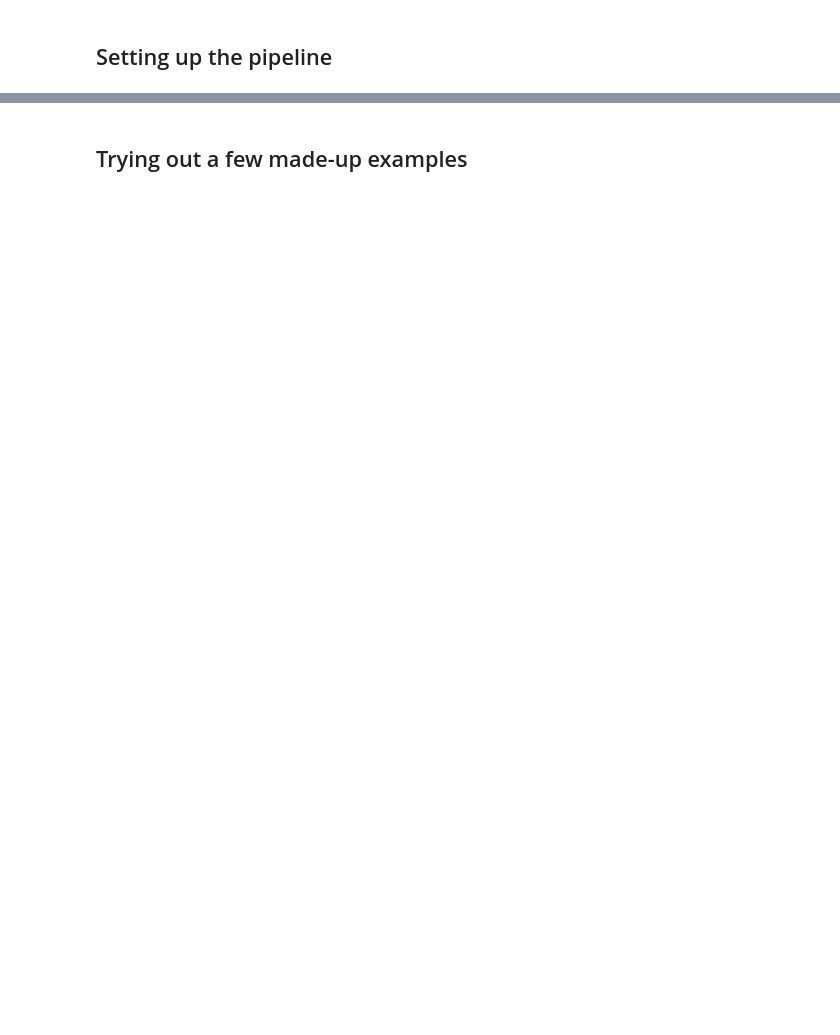
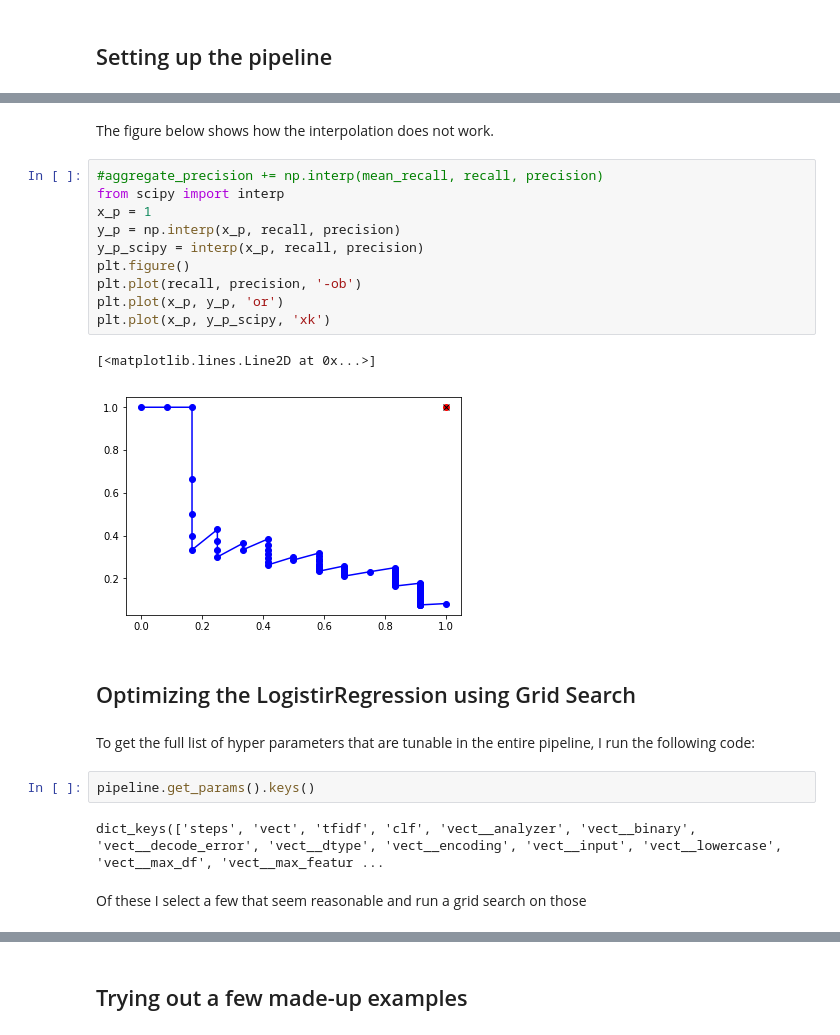
Before and after one commit to mikkelhartmann/arcade_trail, a Jupyter notebook: classifying_genres_from_description.ipynb, the cells around one changed output, grey strips where cells are left out. Drawn from its saved outputs; the diff is of its cells as text; blank space fills up the shorter version.

```diff
--- a/classifying_genres_from_description.ipynb
+++ b/classifying_genres_from_description.ipynb
@@ -212,0 +309,25 @@ clf = pipeline.fit(X_train, y_train)
+# %% [markdown]
+The figure below shows how the interpolation does not work.
+# %%
+#aggregate_precision += np.interp(mean_recall, recall, precision)
+from scipy import interp
+x_p = 1
+y_p = np.interp(x_p, recall, precision)
+y_p_scipy = interp(x_p, recall, precision)
+plt.figure()
+plt.plot(recall, precision, '-ob')
+plt.plot(x_p, y_p, 'or')
+plt.plot(x_p, y_p_scipy, 'xk')
+# %% [output]
+[<matplotlib.lines.Line2D at 0x...>]
+[figure, added]
+# %% [markdown]
+## Optimizing the LogistirRegression using Grid Search
+# %% [markdown]
+To get the full list of hyper parameters that are tunable in the entire pipeline, I run the following code:
+# %%
+pipeline.get_params().keys()
+# %% [output]
+dict_keys(['steps', 'vect', 'tfidf', 'clf', 'vect__analyzer', 'vect__binary', 'vect__decode_error', 'vect__dtype', 'vect__encoding', 'vect__input', 'vect__lowercase', 'vect__max_df', 'vect__max_featur ...
+# %% [markdown]
+Of these I select a few that seem reasonable and run a grid search on those
```
Also changed, not shown: parts of 21 cells of this notebook.
